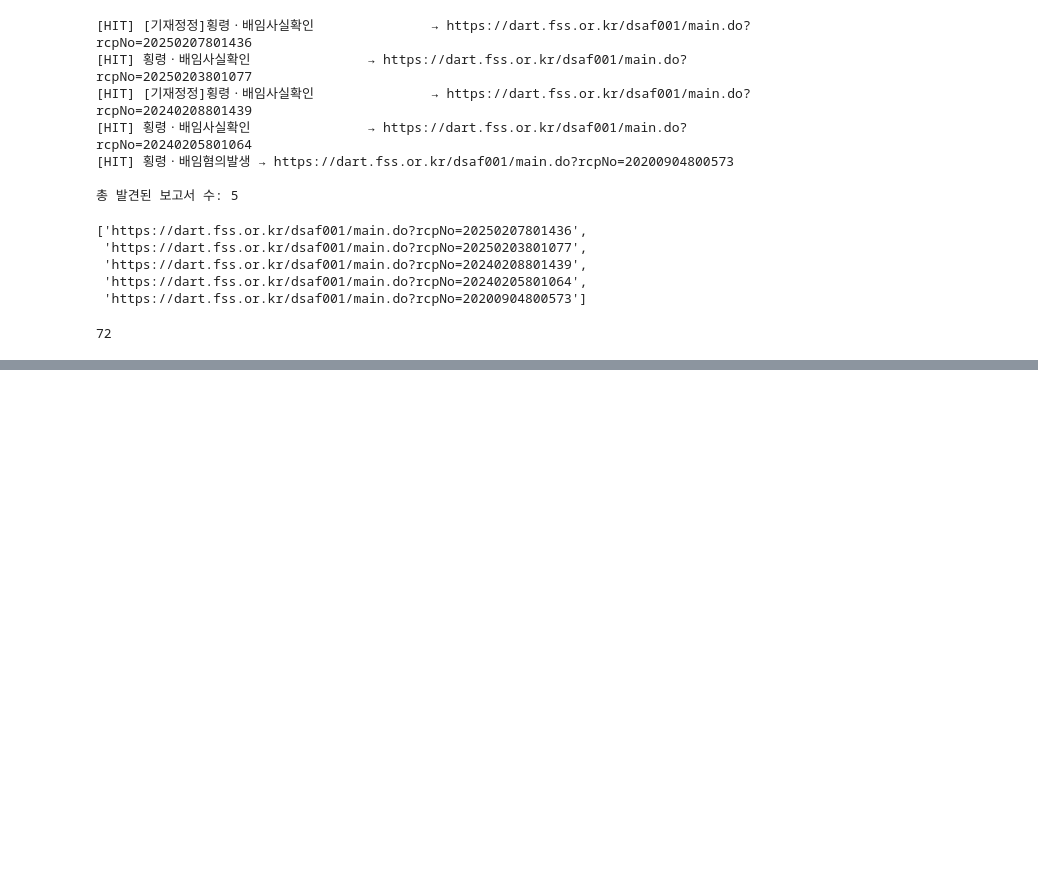
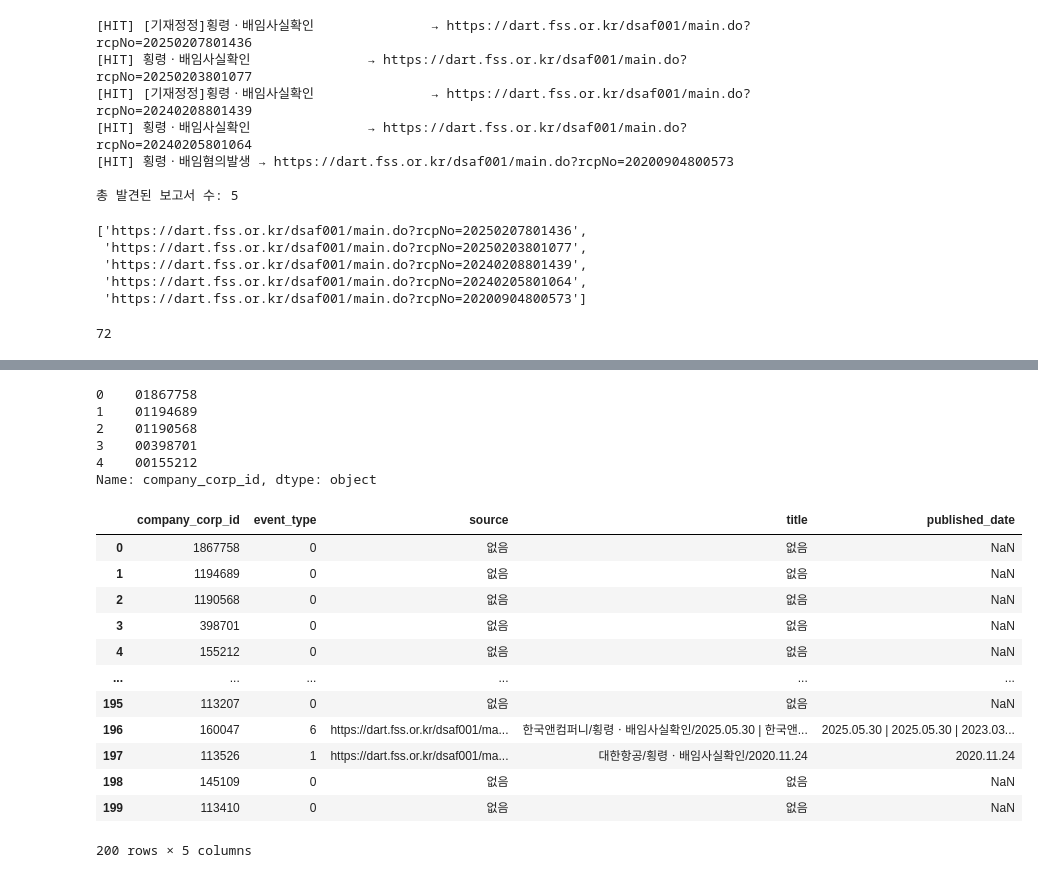
Before and after one commit to porketta-beam/goods, a Jupyter notebook: test1.ipynb, the cells around one changed output, grey strips where cells are left out. Drawn from its saved outputs; the diff is of its cells as text; code cells hidden in the pictures; blank space fills up the shorter version.

```diff
--- a/test1.ipynb
+++ b/test1.ipynb
@@ -381,0 +554,32 @@ print(total_event)
+# %%
+df["company_corp_id"] = df["company_corp_id"].astype(str).str.zfill(8)
+
+# 확인
+print(df["company_corp_id"].head())
+
+# 저장
+df.to_csv("merged_event_with_date_fixed.csv", index=False, encoding="utf-8-sig")
+# %% [output]
+0    01867758
+1    01194689
+2    01190568
+3    00398701
+4    00155212
+Name: company_corp_id, dtype: object
+# %%
+df = pd.read_csv("merged_event_with_date.csv")
+df
+# %% [output]
+|  | company_corp_id | event_type | source | title | published_date |
+| 0 | 1867758 | 0 | 없음 | 없음 | NaN |
+| 1 | 1194689 | 0 | 없음 | 없음 | NaN |
+| 2 | 1190568 | 0 | 없음 | 없음 | NaN |
+| 3 | 398701 | 0 | 없음 | 없음 | NaN |
+| 4 | 155212 | 0 | 없음 | 없음 | NaN |
+| ... | ... | ... | ... | ... | ... |
+| 195 | 113207 | 0 | 없음 | 없음 | NaN |
+| 196 | 160047 | 6 | https://dart.fss.or.kr/dsaf001/ma... | 한국앤컴퍼니/횡령ㆍ배임사실확인/2025.05.30 | 한국앤... | 2025.05.30 | 2025.05.30 | 2023.03... |
+| 197 | 113526 | 1 | https://dart.fss.or.kr/dsaf001/ma... | 대한항공/횡령ㆍ배임사실확인/2020.11.24 | 2020.11.24 |
+| 198 | 145109 | 0 | 없음 | 없음 | NaN |
+| 199 | 113410 | 0 | 없음 | 없음 | NaN |
+200 rows × 5 columns
```
Also changed, not shown: parts of 17 cells of this notebook, 5 other files.
